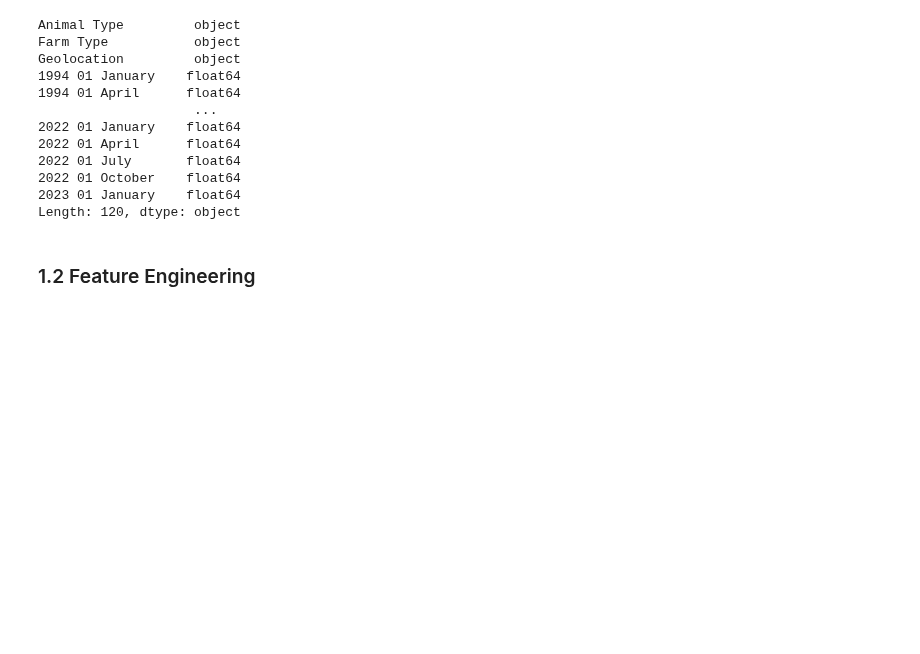
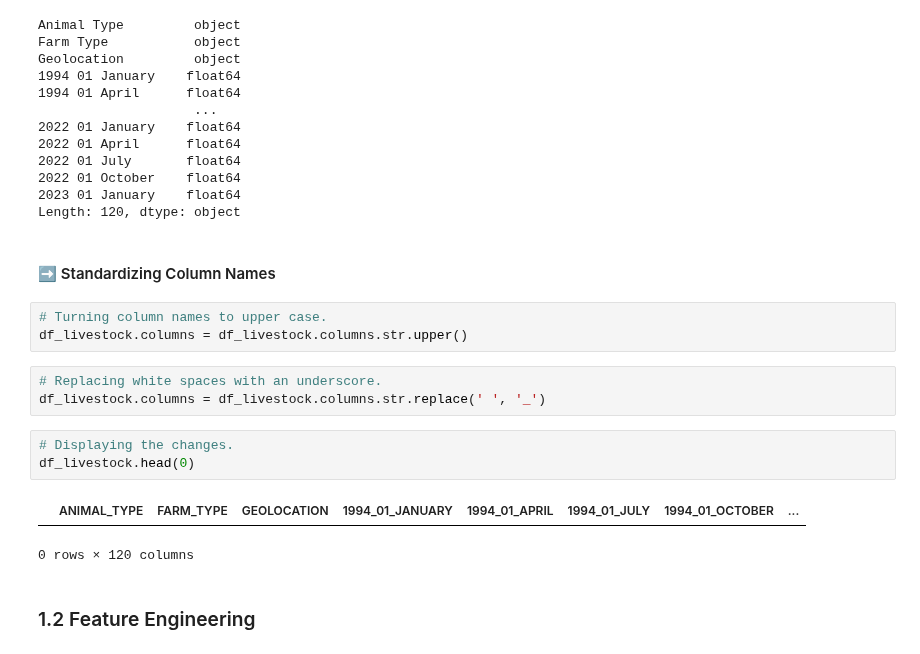
Before and after one commit to alpacaShiro/Livestock_Lifelines, a Jupyter notebook: project_grp2.ipynb, the cells around one changed output. Saved outputs shown, nothing was run; the diff lists cells and outputs as text; blank space fills up the shorter version.

```diff
--- a/project_grp2.ipynb
+++ b/project_grp2.ipynb
@@ -201,6 +202,20 @@ Geolocation         object
 2022 01 October    float64
 2023 01 January    float64
 Length: 120, dtype: object
+# %% [markdown]
+#### ➡️ Standardizing Column Names
+# %%
+# Turning column names to upper case.
+df_livestock.columns = df_livestock.columns.str.upper()
+# %%
+# Replacing white spaces with an underscore.
+df_livestock.columns = df_livestock.columns.str.replace(' ', '_')
+# %%
+# Displaying the changes.
+df_livestock.head(0)
+# %% [output]
+|  | ANIMAL_TYPE | FARM_TYPE | GEOLOCATION | 1994_01_JANUARY | 1994_01_APRIL | 1994_01_JULY | 1994_01_OCTOBER | ... |
+0 rows × 120 columns
 # %% [markdown]
 ### 1.2 Feature Engineering
 # %% [markdown]
```
Also changed, not shown: parts of 17 cells of this notebook.
